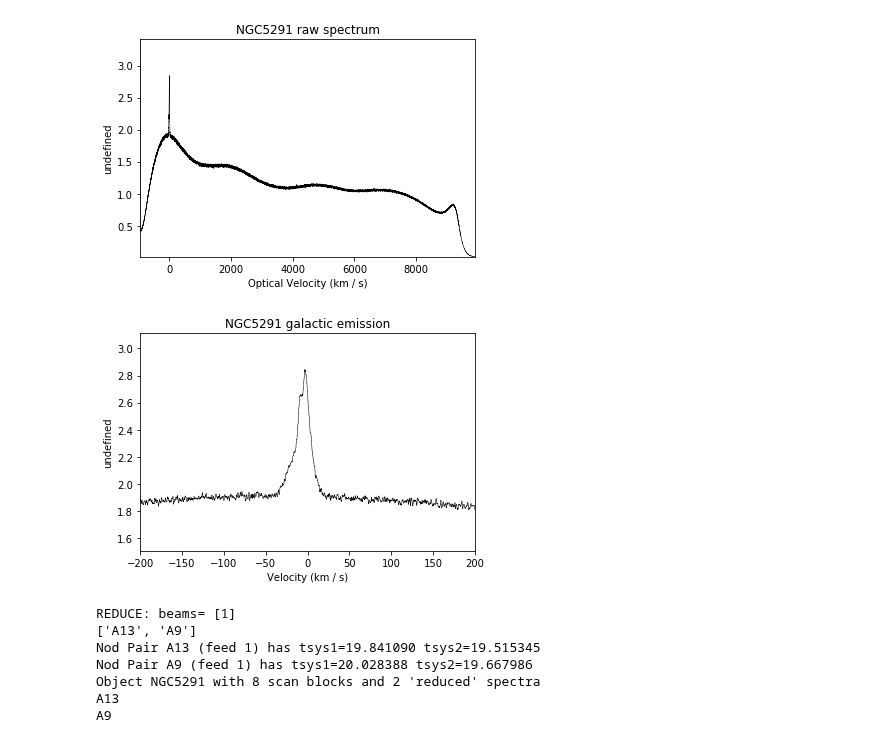
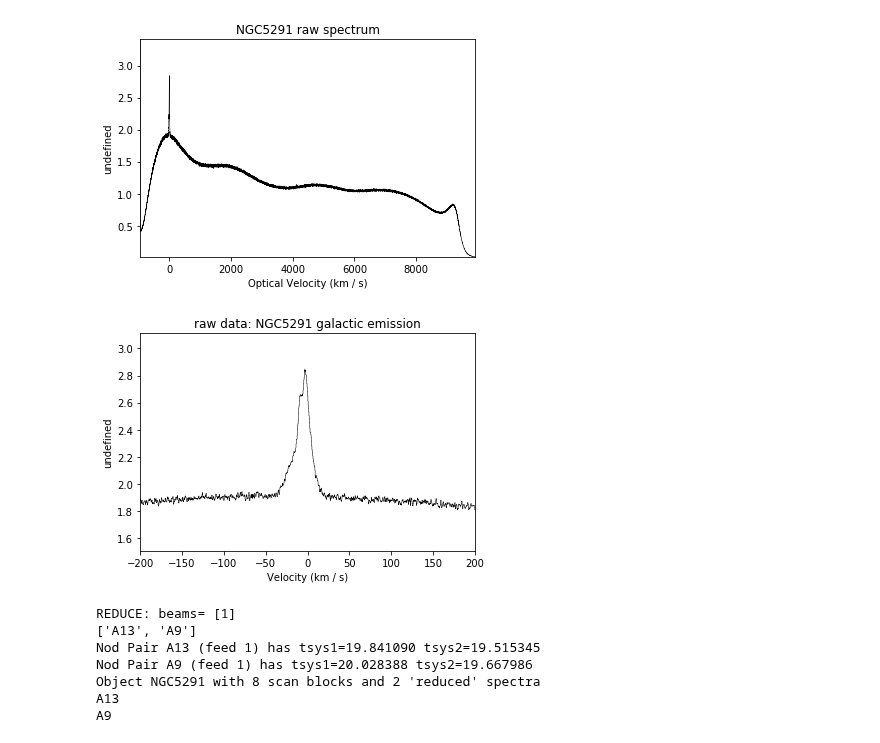
Before and after one commit to teuben/gbtoy, a Jupyter notebook: nb/ngc5291-demo1.ipynb, the cells around one changed output. Drawn from its saved outputs; the diff is of its cells as text; code cells hidden in the pictures.

```diff
--- a/nb/ngc5291-demo1.ipynb
+++ b/nb/ngc5291-demo1.ipynb
@@ -126,9 +124,9 @@ sp.plotter.label(verbose_label=True, title='NGC5291 raw spectrum')
 # %% [output]
 [figure]
 # %%
-sp.plotter(xmin=-200, xmax=200, title='NGC5291 galactic emission')
+sp.plotter(xmin=-200, xmax=200, title='raw data: NGC5291 galactic emission')
 # %% [output]
-[figure, old version]
+[figure, new version]
 # %%
 target.reduce("ps",verbose=True)
 print(target)
```
Also changed, not shown: parts of 8 cells of this notebook.
